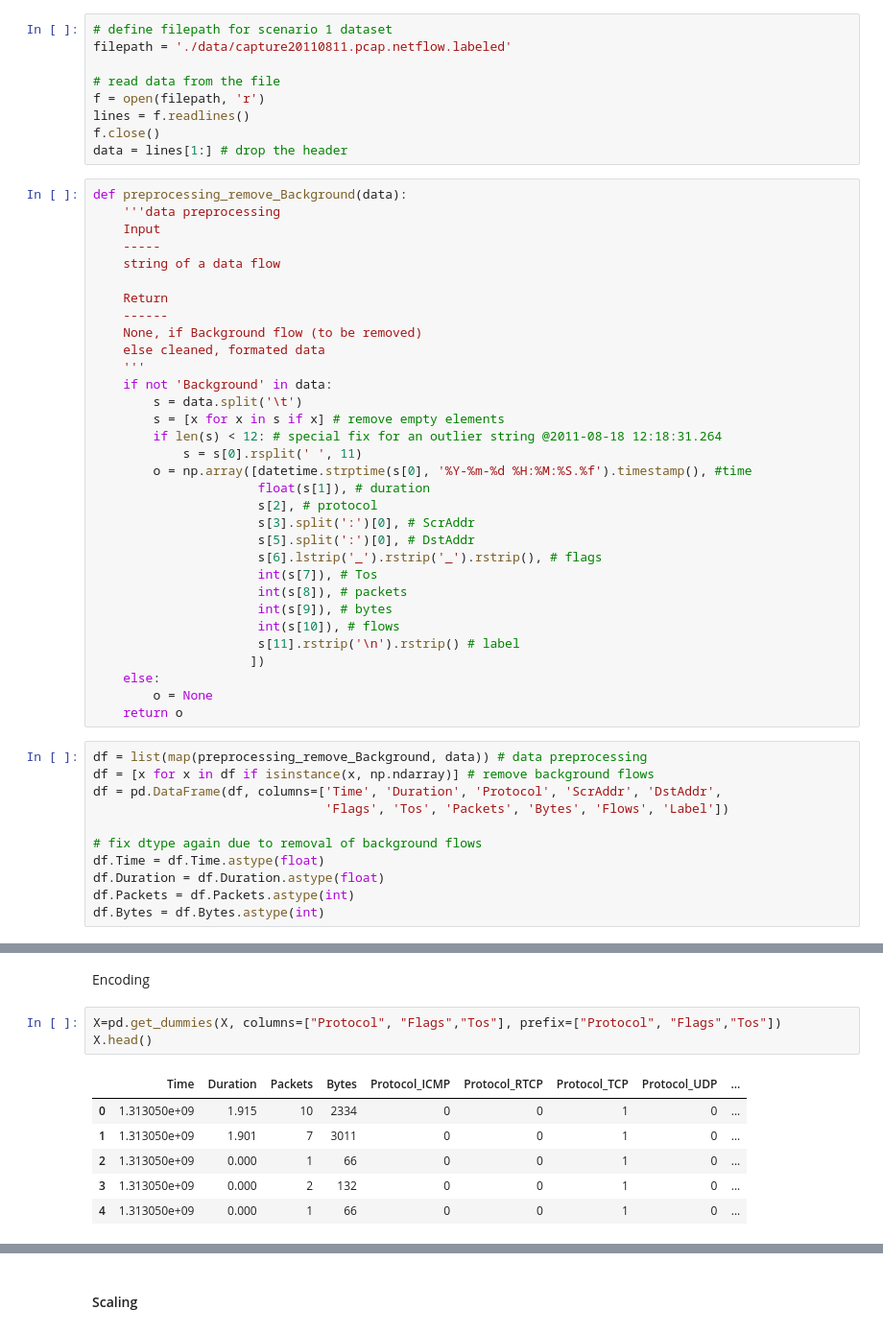
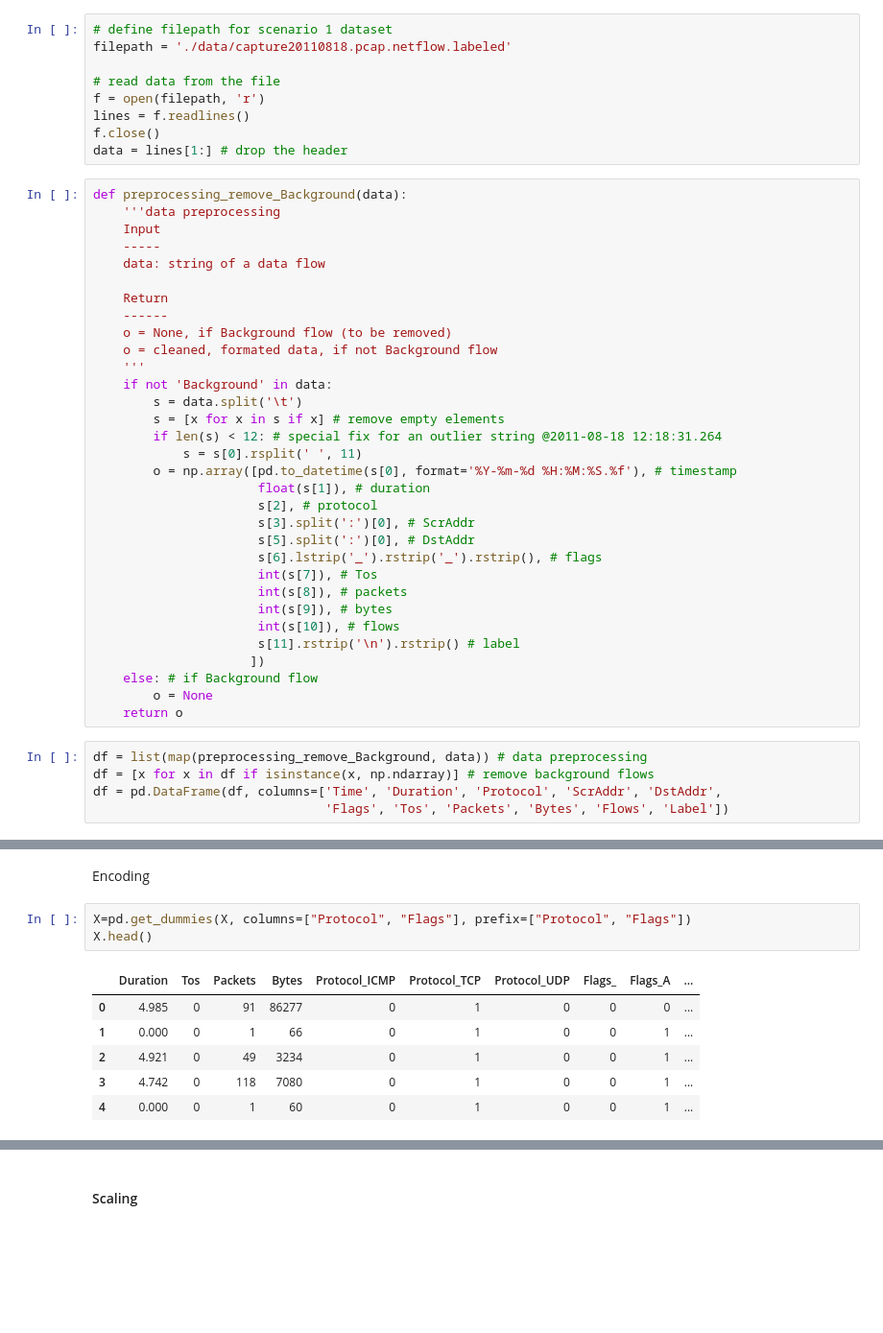
Before and after one commit to chengh42/Cyber-Data-Analytics, a Jupyter notebook: data stream/Task5_Flow Classification Task.ipynb, the cells around one changed output, grey strips where cells are left out. Shown at 96% size. Cells and saved outputs as stored; diff of their text form; blank space fills up the shorter version.

```diff
--- a/data stream/Task5_Flow Classification Task.ipynb
+++ b/data stream/Task5_Flow Classification Task.ipynb
@@ -34,6 +44,6 @@ random.seed(42)
 # %%
 # define filepath for scenario 1 dataset
-filepath = './data/capture20110811.pcap.netflow.labeled'
+filepath = './data/capture20110818.pcap.netflow.labeled'
 
 # read data from the file
 f = open(filepath, 'r')
@@ -45,19 +55,19 @@ def preprocessing_remove_Background(data):
     '''data preprocessing
     Input
     -----
-    string of a data flow
+    data: string of a data flow
 
     Return
     ------
-    None, if Background flow (to be removed)
-    else cleaned, formated data
+    o = None, if Background flow (to be removed)
+    o = cleaned, formated data, if not Background flow
     '''
     if not 'Background' in data:
         s = data.split('\t')
         s = [x for x in s if x] # remove empty elements
         if len(s) < 12: # special fix for an outlier string @2011-08-18 12:18:31.264
             s = s[0].rsplit(' ', 11)
-        o = np.array([datetime.strptime(s[0], '%Y-%m-%d %H:%M:%S.%f').timestamp(), #time
+        o = np.array([pd.to_datetime(s[0], format='%Y-%m-%d %H:%M:%S.%f'), # timestamp
                       float(s[1]), # duration
                       s[2], # protocol
                       s[3].split(':')[0], # ScrAddr
@@ -69,7 +79,7 @@ def preprocessing_remove_Background(data):
                       int(s[10]), # flows
                       s[11].rstrip('\n').rstrip() # label
                      ])
-    else:
+    else: # if Background flow
         o = None
     return o
 # %%
@@ -77,12 +87,6 @@ df = list(map(preprocessing_remove_Background, data)) # data preprocessing
 df = [x for x in df if isinstance(x, np.ndarray)] # remove background flows
 df = pd.DataFrame(df, columns=['Time', 'Duration', 'Protocol', 'ScrAddr', 'DstAddr',
                                'Flags', 'Tos', 'Packets', 'Bytes', 'Flows', 'Label'])
-
-# fix dtype again due to removal of background flows
-df.Time = df.Time.astype(float)
-df.Duration = df.Duration.astype(float)
-df.Packets = df.Packets.astype(int)
-df.Bytes = df.Bytes.astype(int)
 # %% [markdown]
 Looking at the DataFrame
 # %%
@@ -156,12 +151,12 @@ Tos | 2
 # %% [markdown]
 Encoding
 # %%
-X=pd.get_dummies(X, columns=["Protocol", "Flags","Tos"], prefix=["Protocol", "Flags","Tos"])
+X=pd.get_dummies(X, columns=["Protocol", "Flags"], prefix=["Protocol", "Flags"])
 X.head()
 # %% [output]
-|  | Time | Duration | Packets | Bytes | Protocol_ICMP | Protocol_RTCP | Protocol_TCP | Protocol_UDP | ... |
-| 0 | 1.313050e+09 | 1.915 | 10 | 2334 | 0 | 0 | 1 | 0 | ... |
-| 1 | 1.313050e+09 | 1.901 | 7 | 3011 | 0 | 0 | 1 | 0 | ... |
-| 2 | 1.313050e+09 | 0.000 | 1 | 66 | 0 | 0 | 1 | 0 | ... |
-| 3 | 1.313050e+09 | 0.000 | 2 | 132 | 0 | 0 | 1 | 0 | ... |
-| 4 | 1.313050e+09 | 0.000 | 1 | 66 | 0 | 0 | 1 | 0 | ... |
+|  | Duration | Tos | Packets | Bytes | Protocol_ICMP | Protocol_TCP | Protocol_UDP | Flags_ | Flags_A | ... |
+| 0 | 4.985 | 0 | 91 | 86277 | 0 | 1 | 0 | 0 | 0 | ... |
+| 1 | 0.000 | 0 | 1 | 66 | 0 | 1 | 0 | 0 | 1 | ... |
+| 2 | 4.921 | 0 | 49 | 3234 | 0 | 1 | 0 | 0 | 1 | ... |
+| 3 | 4.742 | 0 | 118 | 7080 | 0 | 1 | 0 | 0 | 1 | ... |
+| 4 | 0.000 | 0 | 1 | 60 | 0 | 1 | 0 | 0 | 1 | ... |
```
Also changed, not shown: parts of 41 cells of this notebook.
